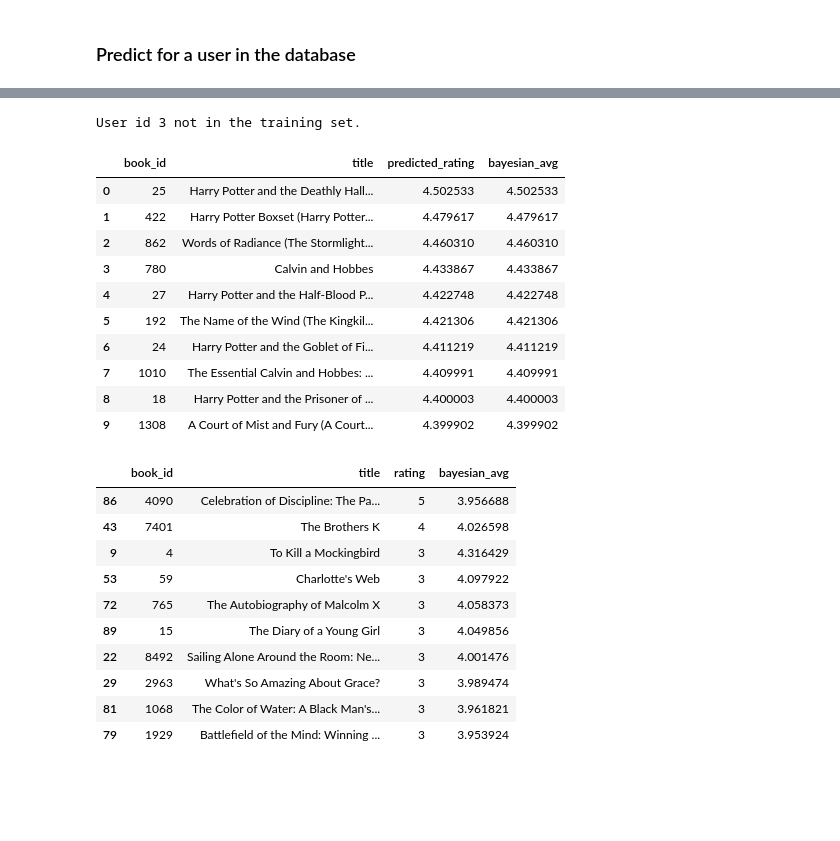
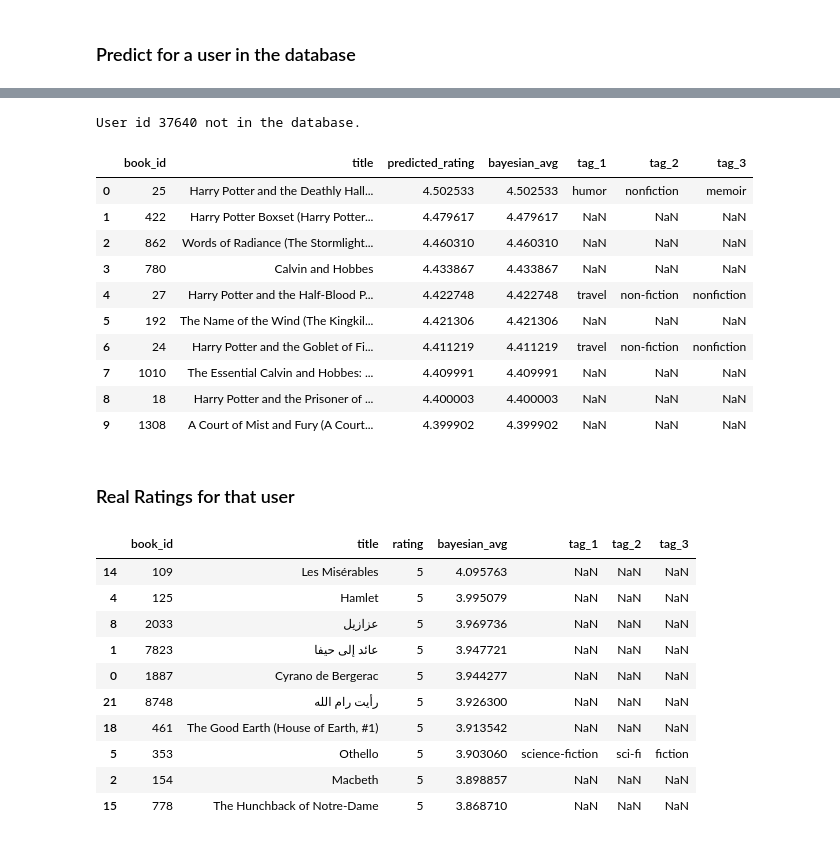
Before and after one commit to Snizzmo/Data-Science, a Jupyter notebook: Capstone3/notebooks/3.0-cf-predictions.ipynb, the cells around one changed output, grey strips where cells are left out. Cells and saved outputs as stored; diff of their text form; code cells hidden in the pictures; blank space fills up the shorter version.

```diff
--- a/Capstone3/notebooks/3.0-cf-predictions.ipynb
+++ b/Capstone3/notebooks/3.0-cf-predictions.ipynb
@@ -7,8 +7,8 @@ import pandas as pd
 # Read in the dataframes
 books = pd.read_csv('../data/processed/books.csv')
 ratings = pd.read_csv('../data/processed/ratings.csv')
-top_10_SVDpp= pd.read_csv('../data/processed/top_10_SVDpp.csv', index_col=0)
-top_10_KNNBaseline = pd.read_csv('../data/processed/top_10_KNNBaseline.csv', index_col=0)
+top_10_SVDpp= pd.read_csv('../data/processed/top_10_100_SVDpp.csv', index_col=0)
+top_10_KNNBaseline = pd.read_csv('../data/processed/top_10_100_KNNBaseline.csv', index_col=0)
 # %%
 def top_ten_prediction(user_id, top_10, books):
     if user_id not in top_10.columns:
@@ -138,35 +184,37 @@ User id 3 not in the training set.
 # %%
-#Predict users top_ten routes
-top_books = top_ten_prediction(3, top_10_KNNBaseline, books)
+#Predict users top_ten books
+top_books = top_ten_prediction("37640", top_10_KNNBaseline, books)
 top_books.reset_index(inplace=True)
-top_books[['book_id', 'title','predicted_rating', 'bayesian_avg']]
+top_books[['book_id', 'title','predicted_rating', 'bayesian_avg', 'tag_1', 'tag_2', 'tag_3']]
 # %% [output]
-User id 3 not in the training set.
+User id 37640 not in the database.
-|  | book_id | title | predicted_rating | bayesian_avg |
-| 0 | 25 | Harry Potter and the Deathly Hall... | 4.502533 | 4.502533 |
-| 1 | 422 | Harry Potter Boxset (Harry Potter... | 4.479617 | 4.479617 |
-| 2 | 862 | Words of Radiance (The Stormlight... | 4.460310 | 4.460310 |
-| 3 | 780 | Calvin and Hobbes | 4.433867 | 4.433867 |
-| 4 | 27 | Harry Potter and the Half-Blood P... | 4.422748 | 4.422748 |
-| 5 | 192 | The Name of the Wind (The Kingkil... | 4.421306 | 4.421306 |
-| 6 | 24 | Harry Potter and the Goblet of Fi... | 4.411219 | 4.411219 |
-| 7 | 1010 | The Essential Calvin and Hobbes: ... | 4.409991 | 4.409991 |
-| 8 | 18 | Harry Potter and the Prisoner of ... | 4.400003 | 4.400003 |
-| 9 | 1308 | A Court of Mist and Fury (A Court... | 4.399902 | 4.399902 |
+|  | book_id | title | predicted_rating | bayesian_avg | tag_1 | tag_2 | tag_3 |
+| 0 | 25 | Harry Potter and the Deathly Hall... | 4.502533 | 4.502533 | humor | nonfiction | memoir |
+| 1 | 422 | Harry Potter Boxset (Harry Potter... | 4.479617 | 4.479617 | NaN | NaN | NaN |
+| 2 | 862 | Words of Radiance (The Stormlight... | 4.460310 | 4.460310 | NaN | NaN | NaN |
+| 3 | 780 | Calvin and Hobbes | 4.433867 | 4.433867 | NaN | NaN | NaN |
+| 4 | 27 | Harry Potter and the Half-Blood P... | 4.422748 | 4.422748 | travel | non-fiction | nonfiction |
+| 5 | 192 | The Name of the Wind (The Kingkil... | 4.421306 | 4.421306 | NaN | NaN | NaN |
+| 6 | 24 | Harry Potter and the Goblet of Fi... | 4.411219 | 4.411219 | travel | non-fiction | nonfiction |
+| 7 | 1010 | The Essential Calvin and Hobbes: ... | 4.409991 | 4.409991 | NaN | NaN | NaN |
+| 8 | 18 | Harry Potter and the Prisoner of ... | 4.400003 | 4.400003 | NaN | NaN | NaN |
+| 9 | 1308 | A Court of Mist and Fury (A Court... | 4.399902 | 4.399902 | NaN | NaN | NaN |
+# %% [markdown]
+### Real Ratings for that user
 # %%
-real_ratings = ratings[ratings.user_id == 3]
+real_ratings = ratings[ratings.user_id == 37640]
 real_ratings = pd.merge(real_ratings, books, on='book_id')
 real_ratings = real_ratings.sort_values(['rating','bayesian_avg'], ascending=[False, False])
-real_ratings[['book_id', 'title','rating', 'bayesian_avg']].head(10)
+real_ratings[['book_id', 'title','rating', 'bayesian_avg', 'tag_1', 'tag_2', 'tag_3']].head(10)
 # %% [output]
-|  | book_id | title | rating | bayesian_avg |
-| 86 | 4090 | Celebration of Discipline: The Pa... | 5 | 3.956688 |
-| 43 | 7401 | The Brothers K | 4 | 4.026598 |
-| 9 | 4 | To Kill a Mockingbird | 3 | 4.316429 |
-| 53 | 59 | Charlotte's Web | 3 | 4.097922 |
-| 72 | 765 | The Autobiography of Malcolm X | 3 | 4.058373 |
-| 89 | 15 | The Diary of a Young Girl | 3 | 4.049856 |
-| 22 | 8492 | Sailing Alone Around the Room: Ne... | 3 | 4.001476 |
-| 29 | 2963 | What's So Amazing About Grace? | 3 | 3.989474 |
-| 81 | 1068 | The Color of Water: A Black Man's... | 3 | 3.961821 |
-| 79 | 1929 | Battlefield of the Mind: Winning ... | 3 | 3.953924 |
+|  | book_id | title | rating | bayesian_avg | tag_1 | tag_2 | tag_3 |
+| 14 | 109 | Les Misérables | 5 | 4.095763 | NaN | NaN | NaN |
+| 4 | 125 | Hamlet | 5 | 3.995079 | NaN | NaN | NaN |
+| 8 | 2033 | عزازيل | 5 | 3.969736 | NaN | NaN | NaN |
+| 1 | 7823 | عائد إلى حيفا | 5 | 3.947721 | NaN | NaN | NaN |
+| 0 | 1887 | Cyrano de Bergerac | 5 | 3.944277 | NaN | NaN | NaN |
+| 21 | 8748 | رأيت رام الله | 5 | 3.926300 | NaN | NaN | NaN |
+| 18 | 461 | The Good Earth (House of Earth, #1) | 5 | 3.913542 | NaN | NaN | NaN |
+| 5 | 353 | Othello | 5 | 3.903060 | science-fiction | sci-fi | fiction |
+| 2 | 154 | Macbeth | 5 | 3.898857 | NaN | NaN | NaN |
+| 15 | 778 | The Hunchback of Notre-Dame | 5 | 3.868710 | NaN | NaN | NaN |
```
Also changed, not shown: parts of 16 cells of this notebook, 4 other files.
